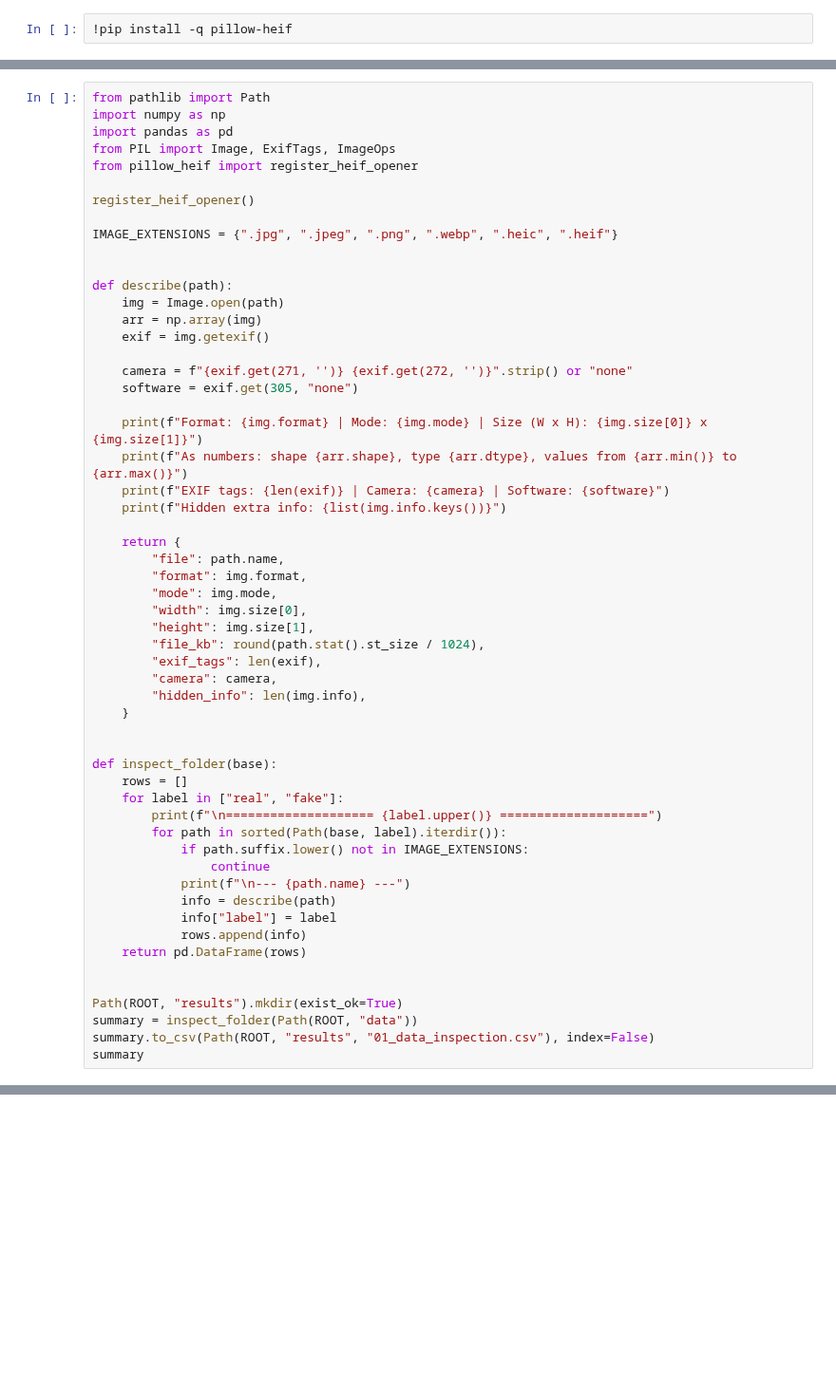
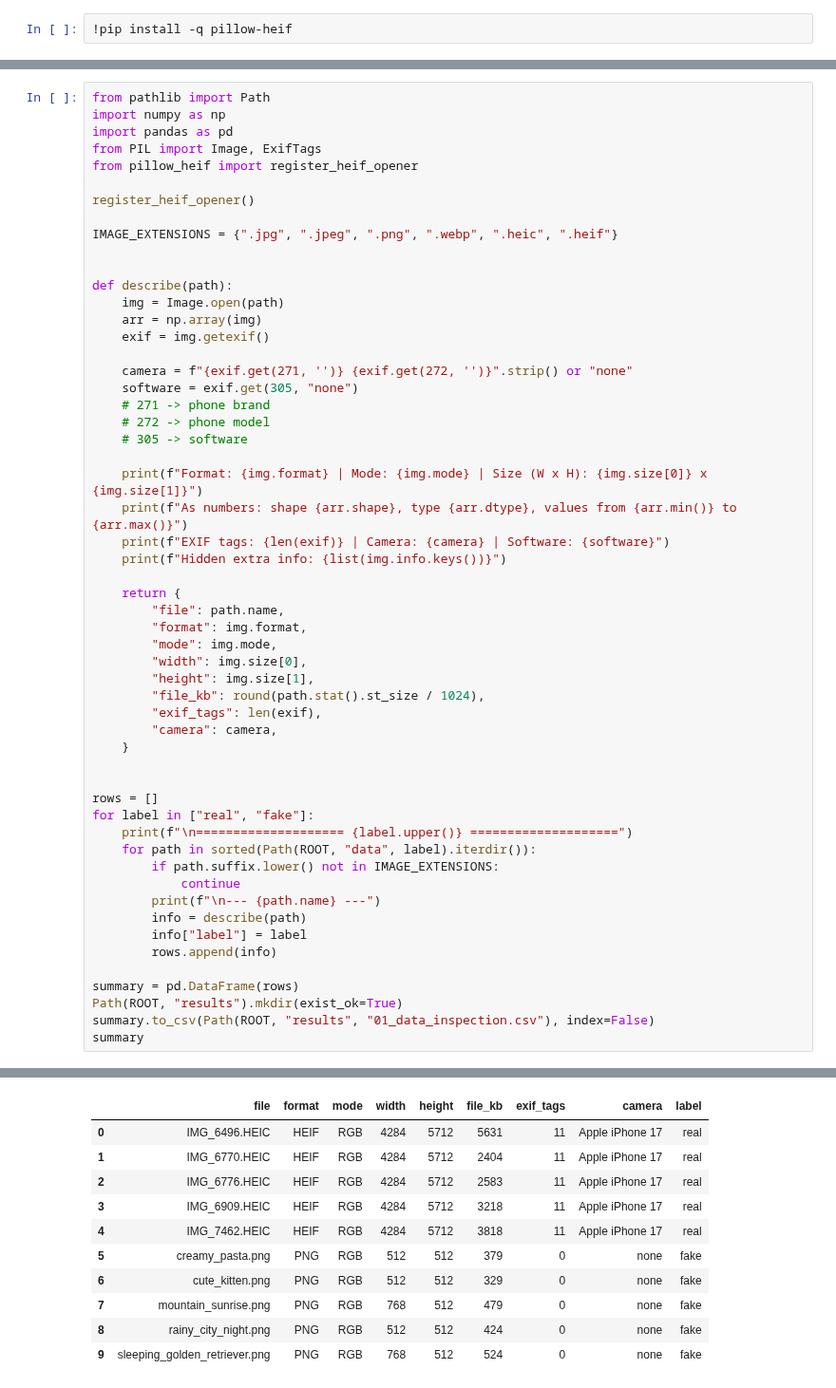
Before and after one commit to Tanish-237/ai-image-forensics, a Jupyter notebook: notebooks/01_pilot_inspection.ipynb, the cells around one changed output, grey strips where cells are left out. Shown at 95% size. Saved outputs shown, nothing was run; the diff lists cells and outputs as text; blank space fills up the shorter version.

```diff
--- a/notebooks/01_pilot_inspection.ipynb
+++ b/notebooks/01_pilot_inspection.ipynb
@@ -20,7 +15,7 @@ ROOT = "/content/drive/MyDrive/minor-project"
 from pathlib import Path
 import numpy as np
 import pandas as pd
-from PIL import Image, ExifTags, ImageOps
+from PIL import Image, ExifTags
 from pillow_heif import register_heif_opener
 
 register_heif_opener()
@@ -35,6 +30,9 @@ def describe(path):
 
     camera = f"{exif.get(271, '')} {exif.get(272, '')}".strip() or "none"
     software = exif.get(305, "none")
+    # 271 -> phone brand
+    # 272 -> phone model
+    # 305 -> software
 
     print(f"Format: {img.format} | Mode: {img.mode} | Size (W x H): {img.size[0]} x {img.size[1]}")
     print(f"As numbers: shape {arr.shape}, type {arr.dtype}, values from {arr.min()} to {arr.max()}")
@@ -50,25 +48,22 @@ def describe(path):
         "file_kb": round(path.stat().st_size / 1024),
         "exif_tags": len(exif),
         "camera": camera,
-        "hidden_info": len(img.info),
     }
 
 
-def inspect_folder(base):
-    rows = []
-    for label in ["real", "fake"]:
-        print(f"\n==================== {label.upper()} ====================")
-        for path in sorted(Path(base, label).iterdir()):
-            if path.suffix.lower() not in IMAGE_EXTENSIONS:
-                continue
-            print(f"\n--- {path.name} ---")
-            info = describe(path)
-            info["label"] = label
-            rows.append(info)
-    return pd.DataFrame(rows)
+rows = []
+for label in ["real", "fake"]:
+    print(f"\n==================== {label.upper()} ====================")
+    for path in sorted(Path(ROOT, "data", label).iterdir()):
+        if path.suffix.lower() not in IMAGE_EXTENSIONS:
+            continue
+        print(f"\n--- {path.name} ---")
+        info = describe(path)
+        info["label"] = label
+        rows.append(info)
 
-
+summary = pd.DataFrame(rows)
 Path(ROOT, "results").mkdir(exist_ok=True)
-summary = inspect_folder(Path(ROOT, "data"))
 summary.to_csv(Path(ROOT, "results", "01_data_inspection.csv"), index=False)
 summary
+# %% [output]
@@ -75 +87,12 @@ summary
+|  | file | format | mode | width | height | file_kb | exif_tags | camera | label |
+| 0 | IMG_6496.HEIC | HEIF | RGB | 4284 | 5712 | 5631 | 11 | Apple iPhone 17 | real |
+| 1 | IMG_6770.HEIC | HEIF | RGB | 4284 | 5712 | 2404 | 11 | Apple iPhone 17 | real |
+| 2 | IMG_6776.HEIC | HEIF | RGB | 4284 | 5712 | 2583 | 11 | Apple iPhone 17 | real |
+| 3 | IMG_6909.HEIC | HEIF | RGB | 4284 | 5712 | 3218 | 11 | Apple iPhone 17 | real |
+| 4 | IMG_7462.HEIC | HEIF | RGB | 4284 | 5712 | 3818 | 11 | Apple iPhone 17 | real |
+| 5 | creamy_pasta.png | PNG | RGB | 512 | 512 | 379 | 0 | none | fake |
+| 6 | cute_kitten.png | PNG | RGB | 512 | 512 | 329 | 0 | none | fake |
+| 7 | mountain_sunrise.png | PNG | RGB | 768 | 512 | 479 | 0 | none | fake |
+| 8 | rainy_city_night.png | PNG | RGB | 512 | 512 | 424 | 0 | none | fake |
+| 9 | sleeping_golden_retriever.png | PNG | RGB | 768 | 512 | 524 | 0 | none | fake |
 # %%
```
Also changed, not shown: parts of 11 cells of this notebook, 2 other files.
